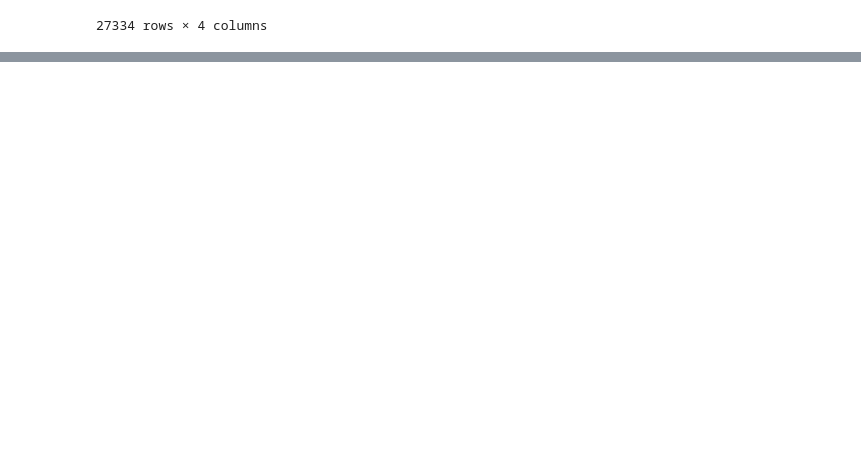
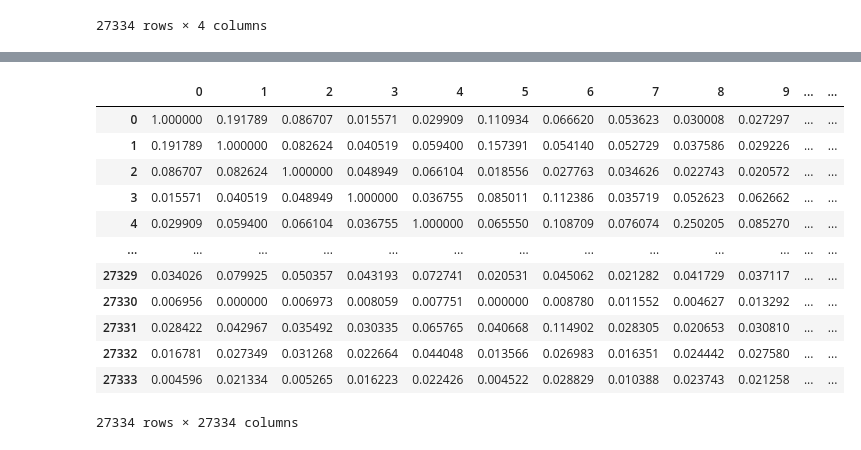
Before and after one commit to Gustavo-V-M/Recomendacao-Steam, a Jupyter notebook: modelo_descrição.ipynb, the cells around one changed output, grey strips where cells are left out. Saved outputs shown, nothing was run; the diff lists cells and outputs as text; code cells hidden in the pictures; blank space fills up the shorter version.

```diff
--- a/modelo_descrição.ipynb
+++ b/modelo_descrição.ipynb
@@ -33,0 +60,27 @@ game_data.head(3)
+# %%
+from sklearn.feature_extraction.text import TfidfVectorizer
+from sklearn.metrics.pairwise import cosine_similarity
+tf_idf_vectorizer = TfidfVectorizer()
+def similarity(text_lst):
+    tf_idf_transform = tf_idf_vectorizer.fit_transform(text_lst)
+    return cosine_similarity(tf_idf_transform)
+
+desc_list = list(descriptions["short_description"])
+sim_list = similarity(desc_list)
+# %%
+sim_df = pd.DataFrame(sim_list)
+sim_df
+# %% [output]
+|  | 0 | 1 | 2 | 3 | 4 | 5 | 6 | 7 | 8 | 9 | ... | ... |
+| 0 | 1.000000 | 0.191789 | 0.086707 | 0.015571 | 0.029909 | 0.110934 | 0.066620 | 0.053623 | 0.030008 | 0.027297 | ... | ... |
+| 1 | 0.191789 | 1.000000 | 0.082624 | 0.040519 | 0.059400 | 0.157391 | 0.054140 | 0.052729 | 0.037586 | 0.029226 | ... | ... |
+| 2 | 0.086707 | 0.082624 | 1.000000 | 0.048949 | 0.066104 | 0.018556 | 0.027763 | 0.034626 | 0.022743 | 0.020572 | ... | ... |
+| 3 | 0.015571 | 0.040519 | 0.048949 | 1.000000 | 0.036755 | 0.085011 | 0.112386 | 0.035719 | 0.052623 | 0.062662 | ... | ... |
+| 4 | 0.029909 | 0.059400 | 0.066104 | 0.036755 | 1.000000 | 0.065550 | 0.108709 | 0.076074 | 0.250205 | 0.085270 | ... | ... |
+| ... | ... | ... | ... | ... | ... | ... | ... | ... | ... | ... | ... | ... |
+| 27329 | 0.034026 | 0.079925 | 0.050357 | 0.043193 | 0.072741 | 0.020531 | 0.045062 | 0.021282 | 0.041729 | 0.037117 | ... | ... |
+| 27330 | 0.006956 | 0.000000 | 0.006973 | 0.008059 | 0.007751 | 0.000000 | 0.008780 | 0.011552 | 0.004627 | 0.013292 | ... | ... |
+| 27331 | 0.028422 | 0.042967 | 0.035492 | 0.030335 | 0.065765 | 0.040668 | 0.114902 | 0.028305 | 0.020653 | 0.030810 | ... | ... |
+| 27332 | 0.016781 | 0.027349 | 0.031268 | 0.022664 | 0.044048 | 0.013566 | 0.026983 | 0.016351 | 0.024442 | 0.027580 | ... | ... |
+| 27333 | 0.004596 | 0.021334 | 0.005265 | 0.016223 | 0.022426 | 0.004522 | 0.028829 | 0.010388 | 0.023743 | 0.021258 | ... | ... |
+27334 rows × 27334 columns
```
Also changed, not shown: parts of 7 cells of this notebook.
